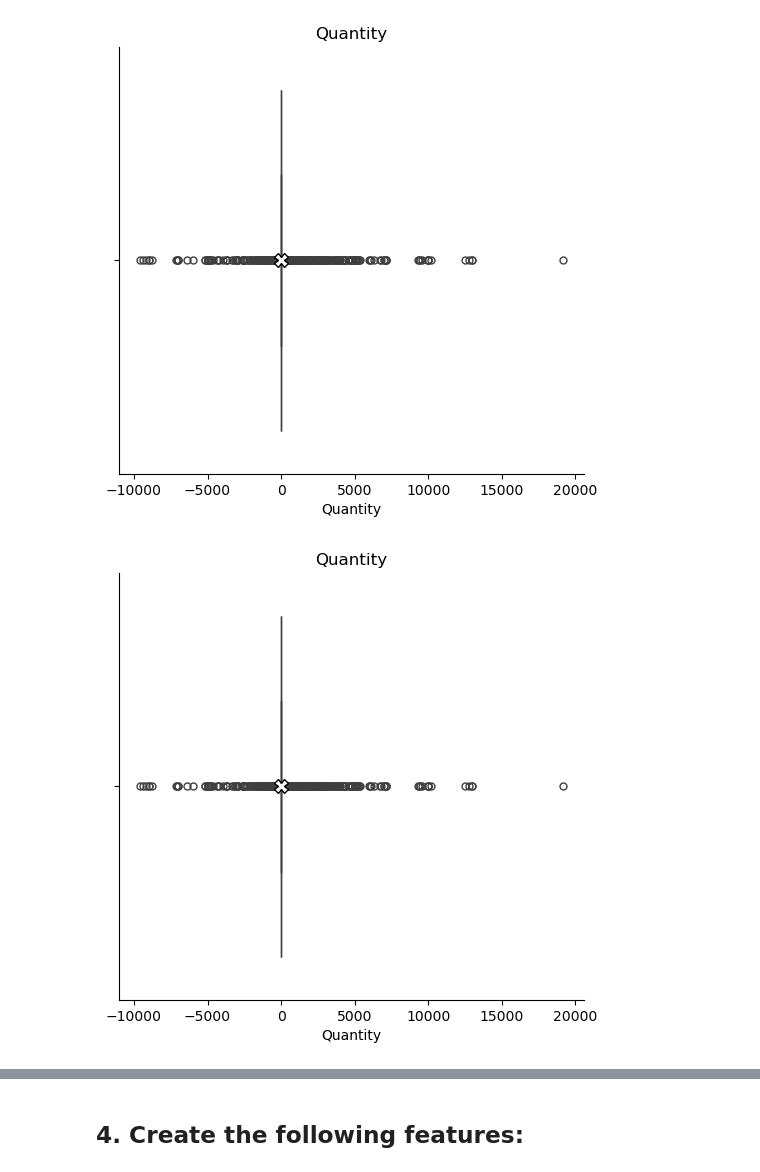
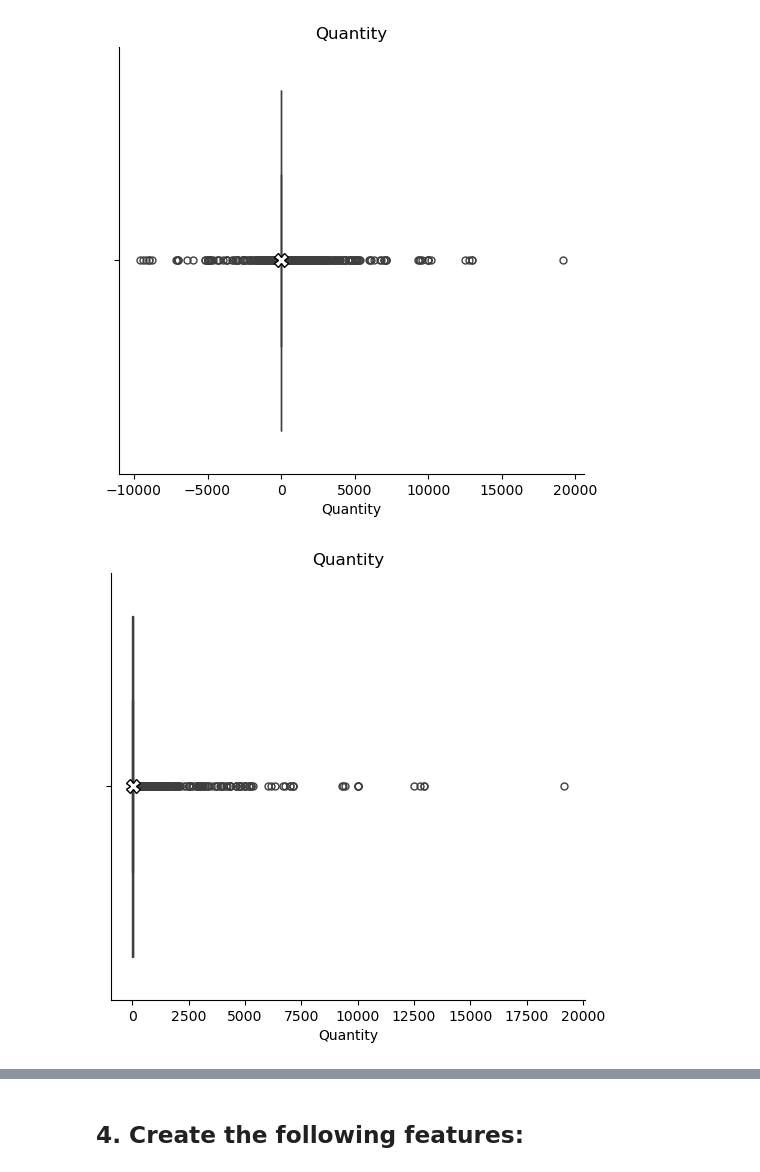
Before and after one commit to jeff0167/Data_And_Things, a Jupyter notebook: DE_Task.ipynb, the cells around one changed output, grey strips where cells are left out. Cells and saved outputs as stored; diff of their text form; code cells hidden in the pictures.

```diff
--- a/DE_Task.ipynb
+++ b/DE_Task.ipynb
@@ -528,8 +537,13 @@ print(temp.isna().sum())
 
 # my argument is that 20% of the data has missing customer id, which is quite a lot, there is still usefull data in there and don't want to drop it
 # also given that the procentage is so large then it might be a feature
-#my_df = temp.dropna() # drop all Nan values
-my_df = temp.dropna(subset=["Description"]) # only drop by a given column
+
+# just drop all the bad data
+my_df = temp.dropna() # drop all Nan values
+#my_df = temp.dropna(subset=["Description"]) # only drop by a given column
+
+my_df = my_df.loc[df["Quantity"] > 0]
+my_df = my_df.loc[df["Price"] >= 0]
 
 print(my_df.isna().sum())
 # %% [output]
@@ -561,0 +586,7 @@ my_df["Price"].value_counts().get(0)
+# %%
+# Removing duplicates (Values in all columns are identical)
+print("Number of duplicates after cleaning:",my_df.duplicated().sum())
+
+my_df = my_df.drop_duplicates(keep="first")
+
+print("Number of duplicates after cleaning:",my_df.duplicated().sum())
@@ -593,9 +637,9 @@ plt.show()
 # %% [output]
 [figure]
 # %%
-sns.catplot(x="Quantity", data = df, estimator='mean', kind="box", showmeans=True, meanprops={"marker": "X", "markerfacecolor": "white", "markeredgecolor":"black", "markersize": "10"})
+sns.catplot(x="Quantity", data = my_df, estimator='mean', kind="box", showmeans=True, meanprops={"marker": "X", "markerfacecolor": "white", "markeredgecolor":"black", "markersize": "10"})
 plt.title("Quantity")
 plt.xlabel("Quantity")
 plt.show()
 # %% [output]
-[figure, old version]
+[figure, new version]
```
Also changed, not shown: parts of 76 cells of this notebook.
